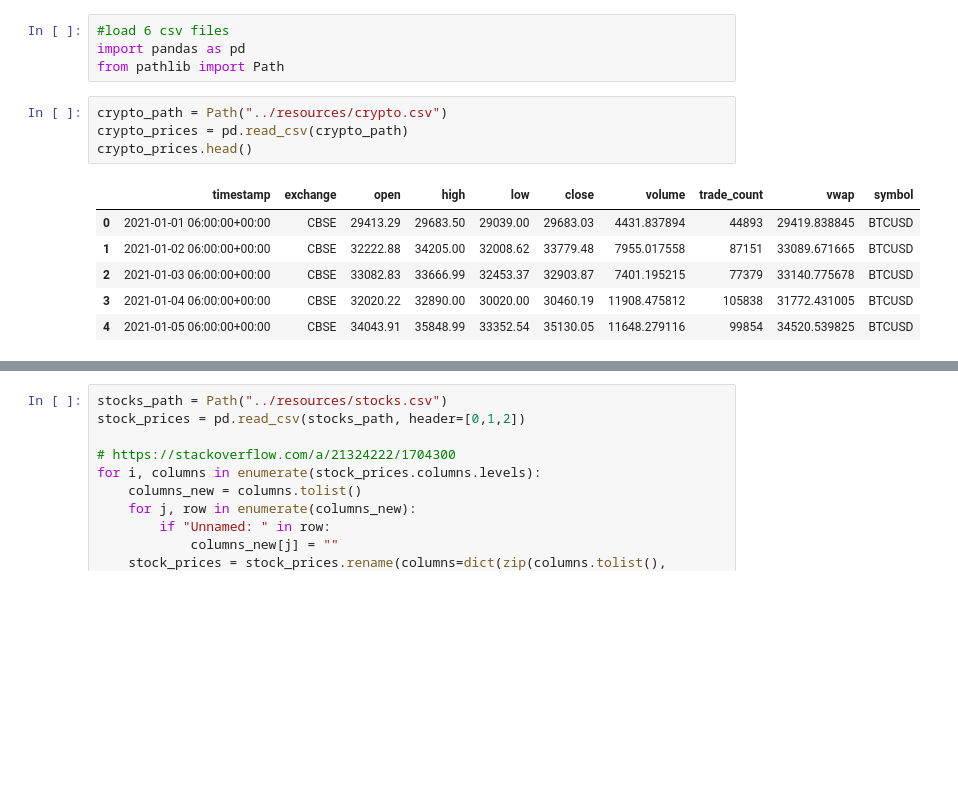
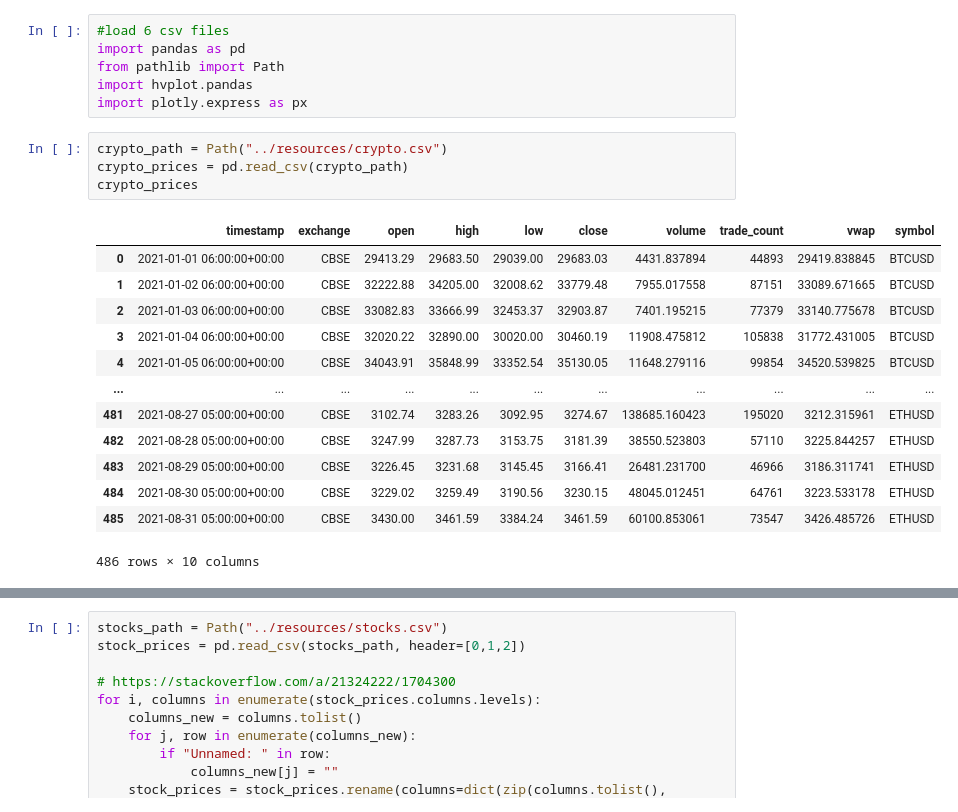
Before and after one commit to mitchjr9/Project-1-Group-2, a Jupyter notebook: App/Data_Analysis.ipynb, the cells around one changed output, grey strips where cells are left out. Saved outputs shown, nothing was run; the diff lists cells and outputs as text; blank space fills up the shorter version.

```diff
--- a/App/Data_Analysis.ipynb
+++ b/App/Data_Analysis.ipynb
@@ -2,14 +2,23 @@
 #load 6 csv files
 import pandas as pd
 from pathlib import Path
+import hvplot.pandas
+import plotly.express as px
 # %%
 crypto_path = Path("../resources/crypto.csv")
 crypto_prices = pd.read_csv(crypto_path)
-crypto_prices.head()
+crypto_prices
 # %% [output]
 |  | timestamp | exchange | open | high | low | close | volume | trade_count | vwap | symbol |
 | 0 | 2021-01-01 06:00:00+00:00 | CBSE | 29413.29 | 29683.50 | 29039.00 | 29683.03 | 4431.837894 | 44893 | 29419.838845 | BTCUSD |
 | 1 | 2021-01-02 06:00:00+00:00 | CBSE | 32222.88 | 34205.00 | 32008.62 | 33779.48 | 7955.017558 | 87151 | 33089.671665 | BTCUSD |
 | 2 | 2021-01-03 06:00:00+00:00 | CBSE | 33082.83 | 33666.99 | 32453.37 | 32903.87 | 7401.195215 | 77379 | 33140.775678 | BTCUSD |
 | 3 | 2021-01-04 06:00:00+00:00 | CBSE | 32020.22 | 32890.00 | 30020.00 | 30460.19 | 11908.475812 | 105838 | 31772.431005 | BTCUSD |
 | 4 | 2021-01-05 06:00:00+00:00 | CBSE | 34043.91 | 35848.99 | 33352.54 | 35130.05 | 11648.279116 | 99854 | 34520.539825 | BTCUSD |
+| ... | ... | ... | ... | ... | ... | ... | ... | ... | ... | ... |
+| 481 | 2021-08-27 05:00:00+00:00 | CBSE | 3102.74 | 3283.26 | 3092.95 | 3274.67 | 138685.160423 | 195020 | 3212.315961 | ETHUSD |
+| 482 | 2021-08-28 05:00:00+00:00 | CBSE | 3247.99 | 3287.73 | 3153.75 | 3181.39 | 38550.523803 | 57110 | 3225.844257 | ETHUSD |
+| 483 | 2021-08-29 05:00:00+00:00 | CBSE | 3226.45 | 3231.68 | 3145.45 | 3166.41 | 26481.231700 | 46966 | 3186.311741 | ETHUSD |
+| 484 | 2021-08-30 05:00:00+00:00 | CBSE | 3229.02 | 3259.49 | 3190.56 | 3230.15 | 48045.012451 | 64761 | 3223.533178 | ETHUSD |
+| 485 | 2021-08-31 05:00:00+00:00 | CBSE | 3430.00 | 3461.59 | 3384.24 | 3461.59 | 60100.853061 | 73547 | 3426.485726 | ETHUSD |
+486 rows × 10 columns
```
Also changed, not shown: parts of 11 cells of this notebook.
